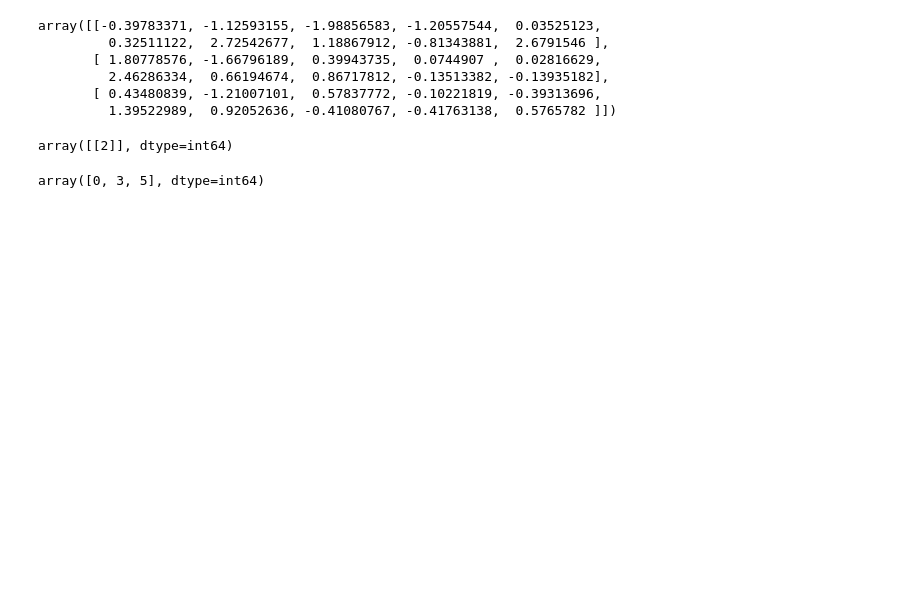
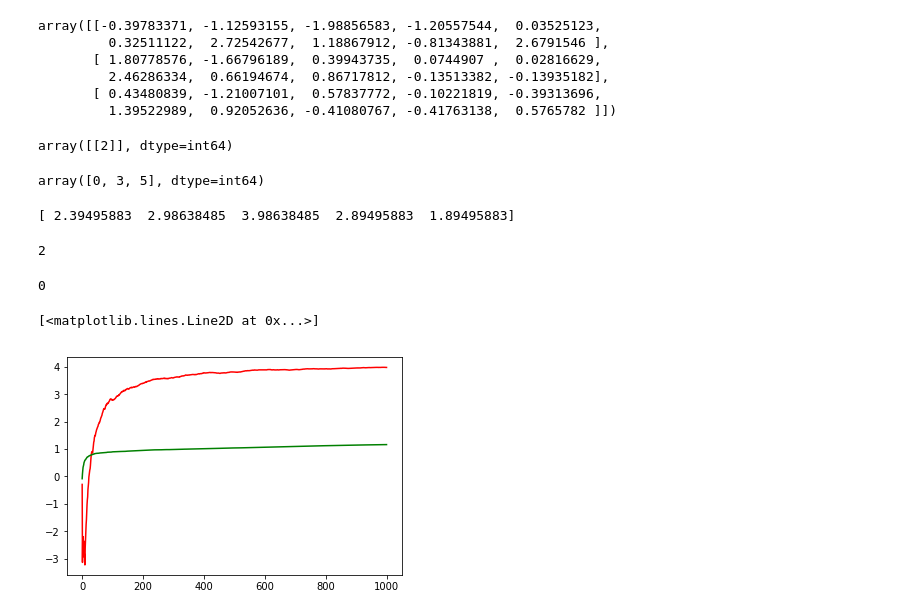
Before and after one commit to tuandnvn/learn-to-perform, a Jupyter notebook: notebooks/test_multiarm_bandits.ipynb, the cells around one changed output. Drawn from its saved outputs; the diff is of its cells as text; code cells hidden in the pictures; blank space fills up the shorter version.

Commit message:
Add upper confidence bound action selection

```diff
--- a/notebooks/test_multiarm_bandits.ipynb
+++ b/notebooks/test_multiarm_bandits.ipynb
@@ -204,0 +214,31 @@ array([0, 3, 5], dtype=int64)
+# %%
+ucb_action ( np.array([1.0,2, 3.0, 1.5, 0.5]), np.array([1,2,2,1,1]), 2)
+# %% [output]
+[ 2.39495883  2.98638485  3.98638485  2.89495883  1.89495883]
+2
+# %%
+# Compare epsilon 0.1 with ucb
+avg_cns_2 = np.zeros((2,1000))
+avg_avg_rewards_2 = np.zeros((2,1000))
+
+for i in range(100):
+    if i % 100 == 0:
+        print (i)
+    config = np.stack([means[i], np.ones(10)]).T
+
+    actions, rewards, cns = run_for_one_config( config, lambda q_n, c_n : ucb_action( q_n, c_n, 2))
+    avg_rewards = turn_to_statistics(rewards)
+
+    avg_cns_2[0] += (cns - avg_cns[j]) * 1.0 / (i+1)
+    avg_avg_rewards_2[0] += (avg_rewards - avg_avg_rewards[j]) * 1.0 / (i+1)
+
+avg_cns_2[1] = avg_cns[1]
+avg_avg_rewards_2[1] = avg_avg_rewards[1]
+# %% [output]
+0
+# %%
+plt.plot(np.arange(1000),avg_avg_rewards_2[0], color ='r')
+plt.plot(np.arange(1000),avg_avg_rewards_2[1], color = 'g')
+# %% [output]
+[<matplotlib.lines.Line2D at 0x...>]
+[figure, added]
```
Also changed, not shown: parts of 4 cells of this notebook.
